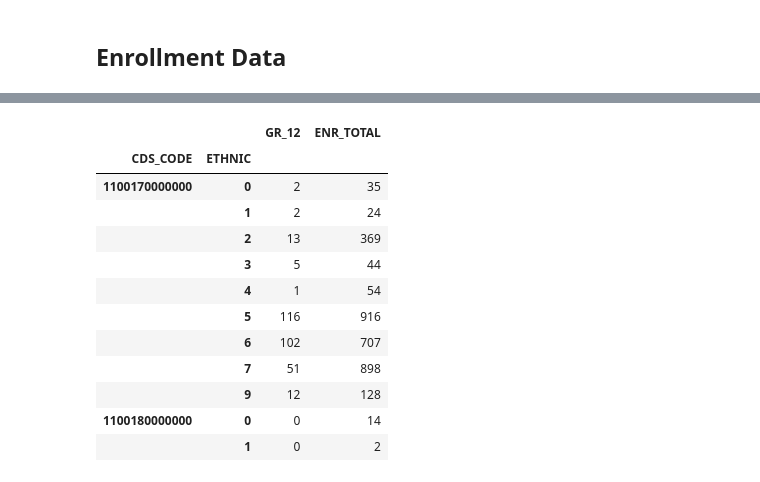
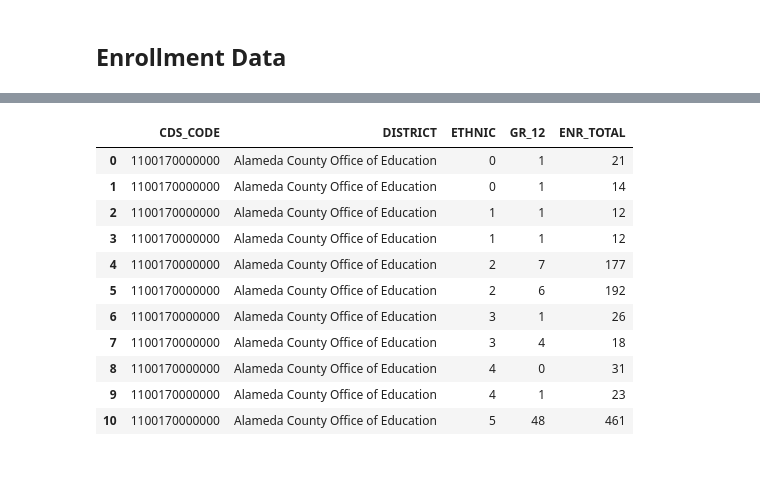
Before and after one commit to cjradomski/Final-Project, a Jupyter notebook: Resources/Graduation Data/Grad_Notebook/grad_1213.ipynb, the cells around one changed output, grey strips where cells are left out. Cells and saved outputs as stored; diff of their text form; code cells hidden in the pictures.

```diff
--- a/Resources/Graduation Data/Grad_Notebook/grad_1213.ipynb
+++ b/Resources/Graduation Data/Grad_Notebook/grad_1213.ipynb
@@ -114,24 +114,23 @@ clean_enroll
 # %%
 #group and sort by ethnic
-clean_enroll=clean_enroll[['CDS_CODE','ETHNIC','GR_12','ENR_TOTAL']]
+clean_enroll=clean_enroll[['CDS_CODE','DISTRICT','ETHNIC','GR_12','ENR_TOTAL']]
 #clean_enroll_no_ethnic=clean_enroll[['CDS_CODE','GR_12','ENR_TOTAL']]
-clean_enroll=clean_enroll.groupby(['CDS_CODE','ETHNIC']).sum()
-clean_enroll=clean_enroll.sort_values(by=['CDS_CODE','ETHNIC'])
+#clean_enroll=clean_enroll.groupby(['CDS_CODE','DISTRICT','ETHNIC']).sum()
+#clean_enroll=clean_enroll.sort_values(by=['CDS_CODE','DISTRICT','ETHNIC'])
 clean_enroll.head(11)
 # %% [output]
-|  |  | GR_12 | ENR_TOTAL |
-| CDS_CODE | ETHNIC |  |  |
-| 1100170000000 | 0 | 2 | 35 |
-|  | 1 | 2 | 24 |
-|  | 2 | 13 | 369 |
-|  | 3 | 5 | 44 |
-|  | 4 | 1 | 54 |
-|  | 5 | 116 | 916 |
-|  | 6 | 102 | 707 |
-|  | 7 | 51 | 898 |
-|  | 9 | 12 | 128 |
-| 1100180000000 | 0 | 0 | 14 |
-|  | 1 | 0 | 2 |
+|  | CDS_CODE | DISTRICT | ETHNIC | GR_12 | ENR_TOTAL |
+| 0 | 1100170000000 | Alameda County Office of Education | 0 | 1 | 21 |
+| 1 | 1100170000000 | Alameda County Office of Education | 0 | 1 | 14 |
+| 2 | 1100170000000 | Alameda County Office of Education | 1 | 1 | 12 |
+| 3 | 1100170000000 | Alameda County Office of Education | 1 | 1 | 12 |
+| 4 | 1100170000000 | Alameda County Office of Education | 2 | 7 | 177 |
+| 5 | 1100170000000 | Alameda County Office of Education | 2 | 6 | 192 |
+| 6 | 1100170000000 | Alameda County Office of Education | 3 | 1 | 26 |
+| 7 | 1100170000000 | Alameda County Office of Education | 3 | 4 | 18 |
+| 8 | 1100170000000 | Alameda County Office of Education | 4 | 0 | 31 |
+| 9 | 1100170000000 | Alameda County Office of Education | 4 | 1 | 23 |
+| 10 | 1100170000000 | Alameda County Office of Education | 5 | 48 | 461 |
 # %%
 #merge data
 enroll_grad_df=pd.merge(clean_enroll, grad_df, on =['CDS_CODE','ETHNIC'])
```
Also changed, not shown: parts of 4 cells of this notebook, 24 other files.
